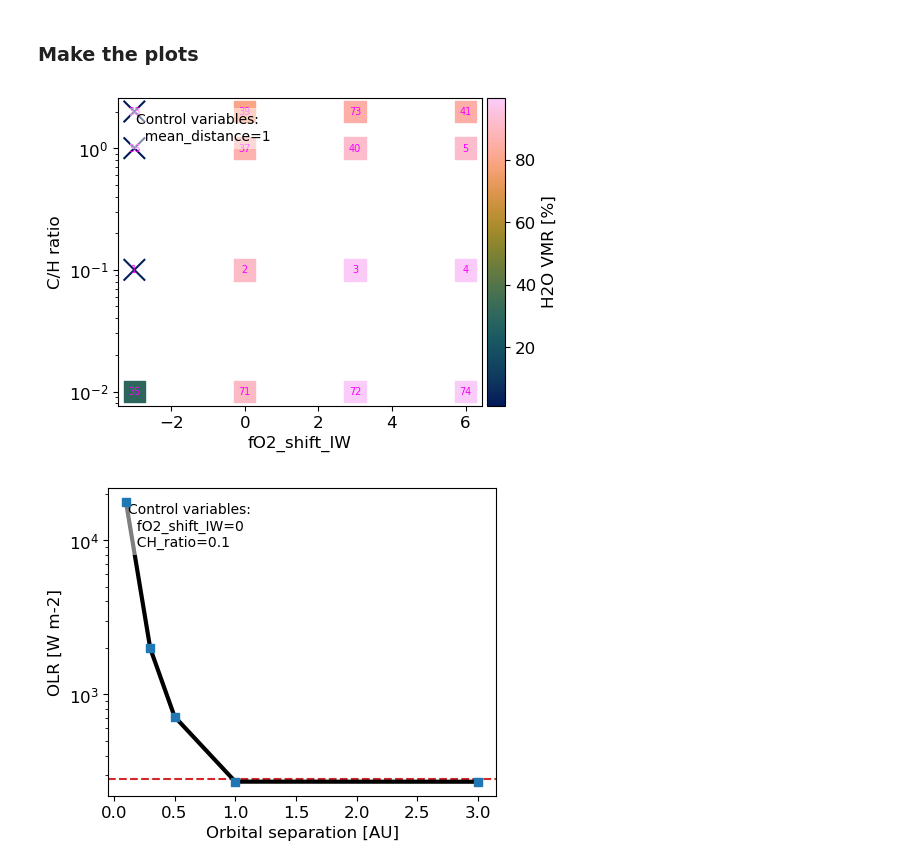
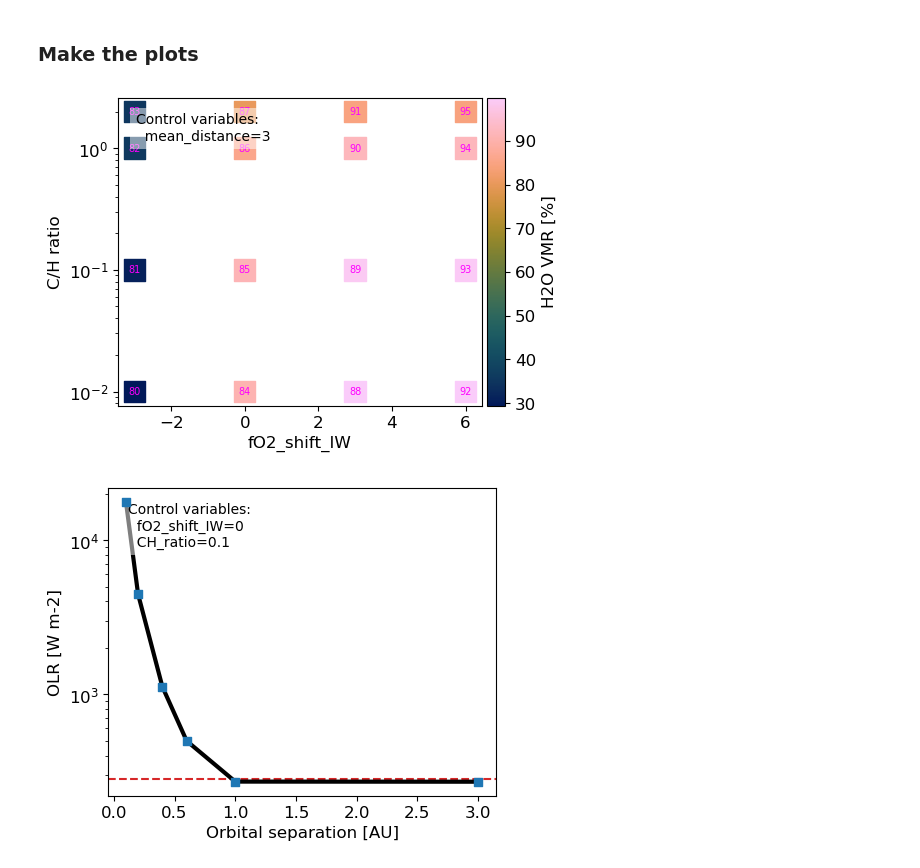
Before and after one commit to nichollsh/proteus_analysis, a Jupyter notebook: scatter_two_params.ipynb, the cells around one changed output. Drawn from its saved outputs; the diff is of its cells as text; code cells hidden in the pictures.

```diff
--- a/scatter_two_params.ipynb
+++ b/scatter_two_params.ipynb
@@ -15,20 +15,19 @@ from utils.load_cmaps import *
 # %% [markdown]
 ### Read data
 # %%
-pgrid_dir = "data/shared/pgrid_earth_gridtest_13"
+pgrid_dir = "data/shared/pgrid_earth_gridtest_14"
 cases = lg.get_cases(pgrid_dir)
+ncases = len(cases)
 # %%
 # Collect netcdf files
 stts = lg.get_statuses(pgrid_dir)
-endt, endp, endn = lg.load_netcdfs(cases)
+endt, endp, endn = lg.load_netcdfs_end(cases)
 
 # Configuration variables
 cvars = lg.load_cvars(cases)
 
 # Helpfiles
-helps, cvars_h = lg.load_helpfiles(cases)
-for k in cvars_h.keys():
-    cvars[k] = cvars_h[k]
+helps, hvars = lg.load_helpfiles(cases)
 
 print("Done")
 # %% [output]
@@ -164,20 +162,20 @@ def make_p1d(x,x_lbl, z,z_lbl, control, plot_controls=False, logx=False, logz=Fa
 # %%
 x = cvars["fO2_shift_IW"];  x_lbl = "fO2_shift_IW"; logx = False
 y = cvars["CH_ratio"];      y_lbl = "C/H ratio";    logy = True
 
-# z = endp * 1.0e-5; z_lbl = "Surface pressure [bar]"
-# z = endt * 1.0e-6;  z_lbl = "Termination [Myr]"
-z = cvars["H2O_surf"] * 100; z_lbl = "H2O VMR [%]"
-control = {"mean_distance":1.0}
+# z = lg.access_hvars(hvars,"P_surf",-1); z_lbl = "Surface pressure [bar]"
+# z = lg.access_hvars(hvars,"Time",-1);  z_lbl = "Termination [Myr]"
+z = lg.access_hvars(hvars,"H2O_mr",-1) * 100; z_lbl = "H2O VMR [%]"
+control = {"mean_distance":3.0}
 
 plot_controls = True
 plot_casenums = True
 logz = False
 
 make_s2d(x,x_lbl, y,y_lbl, z,z_lbl, control, plot_casenums=plot_casenums, plot_controls=plot_controls, logx=logx, logy=logy, logz=logz)
 plt.show()
 # %% [output]
-[figure, old version]
+[figure, new version]
 # %%
 x = cvars["mean_distance"];  x_lbl = "Orbital separation [AU]"; logx = False
 z = np.array([ endn[i]["fl_U_LW"][0] for i in range(len(endt)) ]); z_lbl = "OLR [W m-2]"
@@ -191,4 +189,4 @@ fig,ax = make_p1d(x,x_lbl, z,z_lbl, control, plot_controls=plot_controls, logx=l
 ax.axhline(y=280, linestyle='dashed',zorder=2, label="SN Limit", color='tab:red')
 plt.show()
 # %% [output]
-[figure, old version]
+[figure, new version]
```
Also changed, not shown: parts of 1 cell of this notebook, 3 other files.
